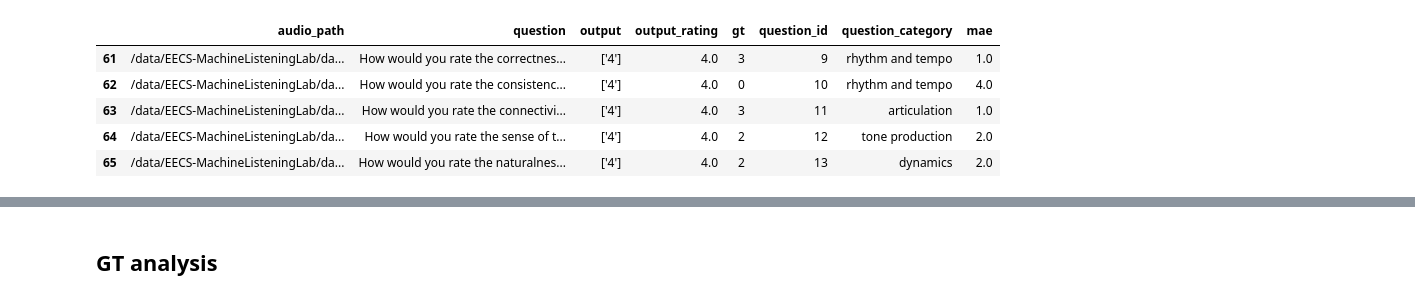
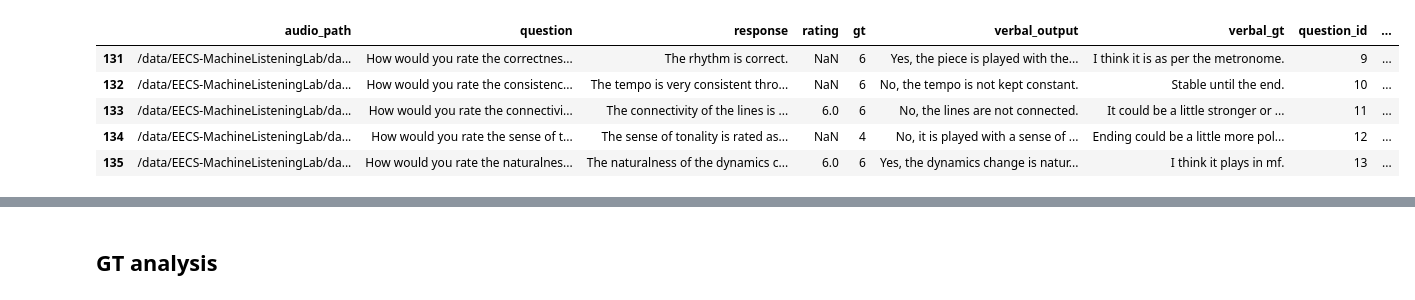
Before and after one commit to anusfoil/LLaQo, a Jupyter notebook: engine/results/analysis.ipynb, the cells around one changed output, grey strips where cells are left out. Saved outputs shown, nothing was run; the diff lists cells and outputs as text; code cells hidden in the pictures.

```diff
--- a/engine/results/analysis.ipynb
+++ b/engine/results/analysis.ipynb
@@ -6,11 +8,14 @@ import matplotlib.pyplot as plt
-# %%
-llaqo_df = pd.read_csv("checkpoint_51000.csv")[:66]
-llaqo_df[-5:]
-# %% [output]
-|  | audio_path | question | output | output_rating | gt | question_id | question_category | mae |
-| 61 | /data/EECS-MachineListeningLab/da... | How would you rate the correctnes... | ['4'] | 4.0 | 3 | 9 | rhythm and tempo | 1.0 |
-| 62 | /data/EECS-MachineListeningLab/da... | How would you rate the consistenc... | ['4'] | 4.0 | 0 | 10 | rhythm and tempo | 4.0 |
-| 63 | /data/EECS-MachineListeningLab/da... | How would you rate the connectivi... | ['4'] | 4.0 | 3 | 11 | articulation | 1.0 |
-| 64 | /data/EECS-MachineListeningLab/da... | How would you rate the sense of t... | ['4'] | 4.0 | 2 | 12 | tone production | 2.0 |
-| 65 | /data/EECS-MachineListeningLab/da... | How would you rate the naturalnes... | ['4'] | 4.0 | 2 | 13 | dynamics | 2.0 |
+# %%
+# llaqo_df = pd.read_csv("checkpoint_2274000.csv")
+# llaqo_df = pd.read_csv("checkpoint_171000.csv")
+# llaqo_df = pd.read_csv("ltu_results.csv")
+llaqo_df = pd.read_csv("mullama_results.csv")
+llaqo_df[-5:]
+# %% [output]
+|  | audio_path | question | response | rating | gt | verbal_output | verbal_gt | question_id | ... |
+| 131 | /data/EECS-MachineListeningLab/da... | How would you rate the correctnes... | The rhythm is correct. | NaN | 6 | Yes, the piece is played with the... | I think it is as per the metronome. | 9 | ... |
+| 132 | /data/EECS-MachineListeningLab/da... | How would you rate the consistenc... | The tempo is very consistent thro... | NaN | 6 | No, the tempo is not kept constant. | Stable until the end. | 10 | ... |
+| 133 | /data/EECS-MachineListeningLab/da... | How would you rate the connectivi... | The connectivity of the lines is ... | 6.0 | 6 | No, the lines are not connected. | It could be a little stronger or ... | 11 | ... |
+| 134 | /data/EECS-MachineListeningLab/da... | How would you rate the sense of t... | The sense of tonality is rated as... | NaN | 4 | No, it is played with a sense of ... | Ending could be a little more pol... | 12 | ... |
+| 135 | /data/EECS-MachineListeningLab/da... | How would you rate the naturalnes... | The naturalness of the dynamics c... | 6.0 | 6 | Yes, the dynamics change is natur... | I think it plays in mf. | 13 | ... |
 # %%
```
Also changed, not shown: parts of 7 cells of this notebook, 11 other files.
